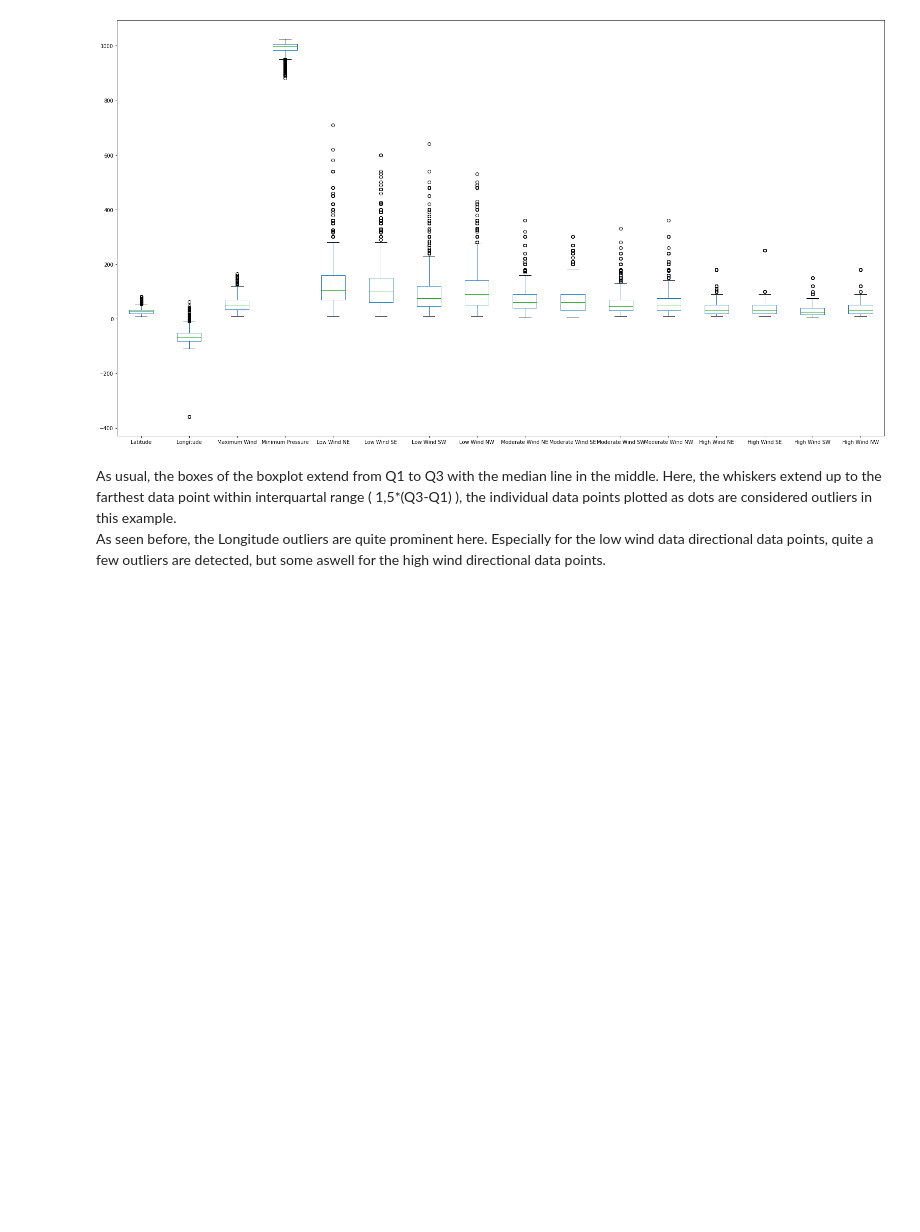
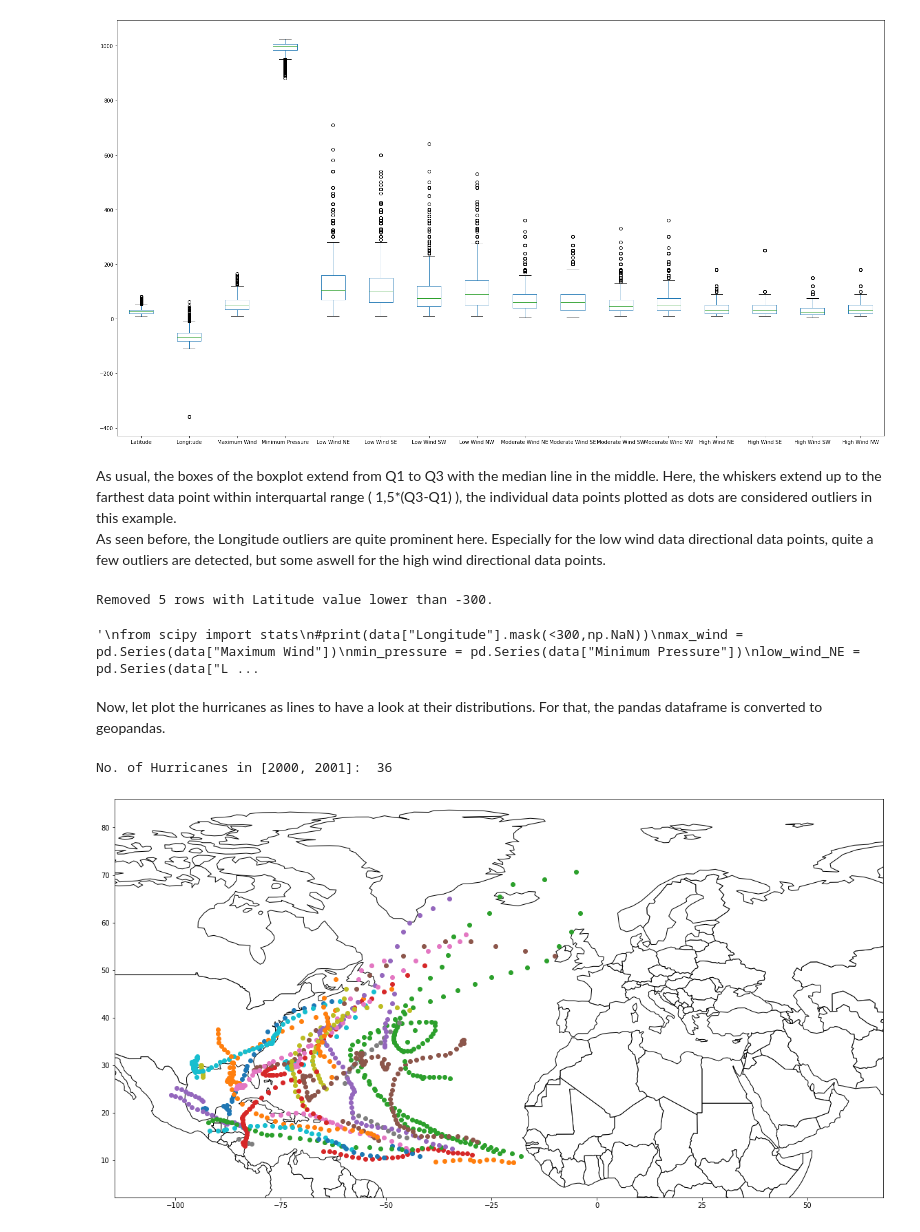
Before and after one commit to simon-donike/eot_machine_learning, a Jupyter notebook: hurricanes.ipynb, the cells around one changed output. Drawn from its saved outputs; the diff is of its cells as text; code cells hidden in the pictures; blank space fills up the shorter version.

```diff
--- a/hurricanes.ipynb
+++ b/hurricanes.ipynb
@@ -227,3 +228,71 @@ data.describe()
 # %% [markdown]
 As usual, the boxes of the boxplot extend from Q1 to Q3 with the median line in the middle. Here, the whiskers extend up to the farthest data point within interquartal range ( 1,5*(Q3-Q1) ), the individual data points plotted as dots are considered outliers in this example.
 As seen before, the Longitude outliers are quite prominent here. Especially for the low wind data directional data points, quite a few outliers are detected, but some aswell for the high wind directional data points.
+# %%
+""" Remove Longitude outlier rows """
+len_before = len(data)
+data = data[(data["Longitude"] > -300)]
+print("Removed " + str(len_before-len(data)) + " rows with Latitude value lower than -300.")
+# %% [output]
+Removed 5 rows with Latitude value lower than -300.
+# %%
+""" REMOVE wind & pressure OUTLIERS"""
+# WIP
+"""
+from scipy import stats
+#print(data["Longitude"].mask(<300,np.NaN))
+max_wind = pd.Series(data["Maximum Wind"])
+min_pressure = pd.Series(data["Minimum Pressure"])
+low_wind_NE = pd.Series(data["Low Wind NE"])
+low_wind_SE = pd.Series(data["Low Wind NE"])
+low_wind_SW = pd.Series(data["Low Wind NE"])
+low_wind_NW = pd.Series(data["Low Wind NE"])
+mod_wind_NE = pd.Series(data["Moderate Wind NE"])
+mod_wind_SE = pd.Series(data["Moderate Wind NE"])
+mod_wind_SW = pd.Series(data["Moderate Wind NE"])
+mod_wind_NW = pd.Series(data["Moderate Wind NE"])
+high_wind_NE = pd.Series(data["High Wind NE"])
+high_wind_SE = pd.Series(data["High Wind NE"])
+high_wind_SW = pd.Series(data["High Wind NE"])
+high_wind_NW = pd.Series(data["High Wind NW"])
+"""
+# %% [output]
+'\nfrom scipy import stats\n#print(data["Longitude"].mask(<300,np.NaN))\nmax_wind = pd.Series(data["Maximum Wind"])\nmin_pressure = pd.Series(data["Minimum Pressure"])\nlow_wind_NE = pd.Series(data["L ...
+# %% [markdown]
+Now, let plot the hurricanes as lines to have a look at their distributions. For that, the pandas dataframe is converted to geopandas.
+# %%
+import geopandas as gpd
+import geoplot
+gdf = gpd.GeoDataFrame(data, geometry=gpd.points_from_xy(data.Longitude,data.Latitude))
+gdf = gdf.set_crs(epsg=4326)
+# drop timestamp due to issue w/ mpl time format (?)
+#gdf.drop(columns=["Timestamp"],axis=1)
+# %%
+"""get total bounding box """
+bb_all = gdf.bounds
+bb_min_x = bb_all["minx"].min() - 5
+bb_min_y = bb_all["miny"].min() - 5
+bb_max_x = bb_all["maxx"].max() + 5
+bb_max_y = bb_all["maxy"].max() + 5
+
+""" plot all hurricanesof certain years, color coded by IDs """
+""" might take a while to execute """
+world = gpd.read_file(gpd.datasets.get_path('naturalearth_lowres'))
+ax = world.plot(color='white', edgecolor='black',figsize=(20,20))
+ax.set_xlim(bb_min_x, bb_max_x)
+ax.set_ylim(bb_min_y, bb_max_y)
+
+
+years = [2000,2001]
+hur_ls = gdf["ID"].unique()
+hur_ls_years = []
+for i in hur_ls:
+    if int(i[4:]) in years:
+        hur_ls_years.append(i)
+print("No. of Hurricanes in "+str(years)+": ",len(hur_ls_years))
+for hur in hur_ls_years:
+    hur_point = gdf[(gdf["ID"].str.contains(hur))]
+    hur_point.plot(ax=ax)
+# %% [output]
+No. of Hurricanes in [2000, 2001]:  36
+[figure, added]
```
Also changed, not shown: parts of 4 cells of this notebook.
